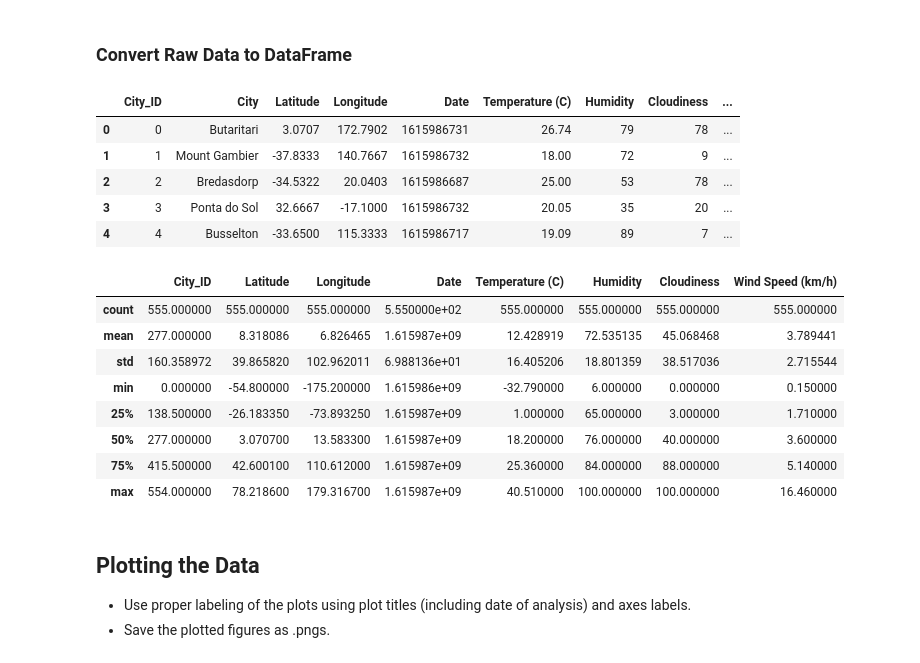
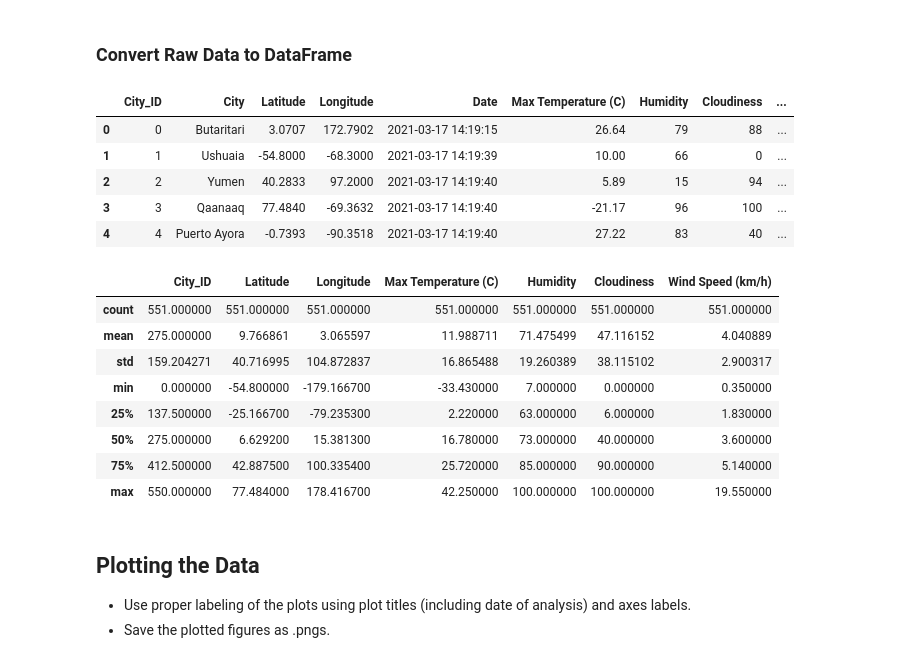
Before and after one commit to thienangiao/python-api-challenge, a Jupyter notebook: WeatherPy/WeatherPy.ipynb, the cells around one changed output. Drawn from its saved outputs; the diff is of its cells as text; code cells hidden in the pictures.

```diff
--- a/WeatherPy/WeatherPy.ipynb
+++ b/WeatherPy/WeatherPy.ipynb
@@ -46,7 +47,7 @@ name = []
 lat = []
 lon = []
 date = []
-temp_c = []
+temp_max = []
 hum = []
 cloud = []
 wind_kmh = []
@@ -60,7 +61,7 @@ for city in cities:
         lat.append(response['coord']['lat'])
         lon.append(response['coord']['lon'])
         date.append(response['dt'])
-        temp_c.append(response['main']['temp'])
+        temp_max.append(response['main']['temp_max'])
         hum.append(response['main']['humidity'])
         cloud.append(response['clouds']['all'])
         wind_kmh.append(response['wind']['speed'])
@@ -99,39 +114,43 @@ musoma found. Appending data
 # %%
 # create a data frame from cities, lat, and temp
 weather_data = pd.DataFrame({"City_ID": city_id,
                             "City": name,
                             "Latitude": lat,
                             "Longitude": lon,
                             "Date": date,
-                            "Temperature (C)": temp_c,
+                            "Max Temperature (C)": temp_max,
                             "Humidity": hum,
                             "Cloudiness": cloud,
                             "Wind Speed (km/h)": wind_kmh,
                             })
+
+# Convert Unix date
+weather_data["Date"]=pd.to_datetime(weather_data["Date"], unit='s')
+
 # Export file as csv
 weather_data.to_csv("output_data/cities.csv",index=False, header=True)
 
 weather_data.head()
 # %% [output]
-|  | City_ID | City | Latitude | Longitude | Date | Temperature (C) | Humidity | Cloudiness | ... |
-| 0 | 0 | Butaritari | 3.0707 | 172.7902 | 1615986731 | 26.74 | 79 | 78 | ... |
-| 1 | 1 | Mount Gambier | -37.8333 | 140.7667 | 1615986732 | 18.00 | 72 | 9 | ... |
-| 2 | 2 | Bredasdorp | -34.5322 | 20.0403 | 1615986687 | 25.00 | 53 | 78 | ... |
-| 3 | 3 | Ponta do Sol | 32.6667 | -17.1000 | 1615986732 | 20.05 | 35 | 20 | ... |
-| 4 | 4 | Busselton | -33.6500 | 115.3333 | 1615986717 | 19.09 | 89 | 7 | ... |
+|  | City_ID | City | Latitude | Longitude | Date | Max Temperature (C) | Humidity | Cloudiness | ... |
+| 0 | 0 | Butaritari | 3.0707 | 172.7902 | 2021-03-17 14:19:15 | 26.64 | 79 | 88 | ... |
+| 1 | 1 | Ushuaia | -54.8000 | -68.3000 | 2021-03-17 14:19:39 | 10.00 | 66 | 0 | ... |
+| 2 | 2 | Yumen | 40.2833 | 97.2000 | 2021-03-17 14:19:40 | 5.89 | 15 | 94 | ... |
+| 3 | 3 | Qaanaaq | 77.4840 | -69.3632 | 2021-03-17 14:19:40 | -21.17 | 96 | 100 | ... |
+| 4 | 4 | Puerto Ayora | -0.7393 | -90.3518 | 2021-03-17 14:19:40 | 27.22 | 83 | 40 | ... |
 # %%
 # Review data
 weather_data.describe()
 # %% [output]
-|  | City_ID | Latitude | Longitude | Date | Temperature (C) | Humidity | Cloudiness | Wind Speed (km/h) |
-| count | 555.000000 | 555.000000 | 555.000000 | 5.550000e+02 | 555.000000 | 555.000000 | 555.000000 | 555.000000 |
-| mean | 277.000000 | 8.318086 | 6.826465 | 1.615987e+09 | 12.428919 | 72.535135 | 45.068468 | 3.789441 |
-| std | 160.358972 | 39.865820 | 102.962011 | 6.988136e+01 | 16.405206 | 18.801359 | 38.517036 | 2.715544 |
-| min | 0.000000 | -54.800000 | -175.200000 | 1.615986e+09 | -32.790000 | 6.000000 | 0.000000 | 0.150000 |
-| 25% | 138.500000 | -26.183350 | -73.893250 | 1.615987e+09 | 1.000000 | 65.000000 | 3.000000 | 1.710000 |
-| 50% | 277.000000 | 3.070700 | 13.583300 | 1.615987e+09 | 18.200000 | 76.000000 | 40.000000 | 3.600000 |
-| 75% | 415.500000 | 42.600100 | 110.612000 | 1.615987e+09 | 25.360000 | 84.000000 | 88.000000 | 5.140000 |
-| max | 554.000000 | 78.218600 | 179.316700 | 1.615987e+09 | 40.510000 | 100.000000 | 100.000000 | 16.460000 |
+|  | City_ID | Latitude | Longitude | Max Temperature (C) | Humidity | Cloudiness | Wind Speed (km/h) |
+| count | 551.000000 | 551.000000 | 551.000000 | 551.000000 | 551.000000 | 551.000000 | 551.000000 |
+| mean | 275.000000 | 9.766861 | 3.065597 | 11.988711 | 71.475499 | 47.116152 | 4.040889 |
+| std | 159.204271 | 40.716995 | 104.872837 | 16.865488 | 19.260389 | 38.115102 | 2.900317 |
+| min | 0.000000 | -54.800000 | -179.166700 | -33.430000 | 7.000000 | 0.000000 | 0.350000 |
+| 25% | 137.500000 | -25.166700 | -79.235300 | 2.220000 | 63.000000 | 6.000000 | 1.830000 |
+| 50% | 275.000000 | 6.629200 | 15.381300 | 16.780000 | 73.000000 | 40.000000 | 3.600000 |
+| 75% | 412.500000 | 42.887500 | 100.335400 | 25.720000 | 85.000000 | 90.000000 | 5.140000 |
+| max | 550.000000 | 77.484000 | 178.416700 | 42.250000 | 100.000000 | 100.000000 | 19.550000 |
 # %% [markdown]
 ## Plotting the Data
 * Use proper labeling of the plots using plot titles (including date of analysis) and axes labels.
```
Also changed, not shown: parts of 14 cells of this notebook, 5 other files.
